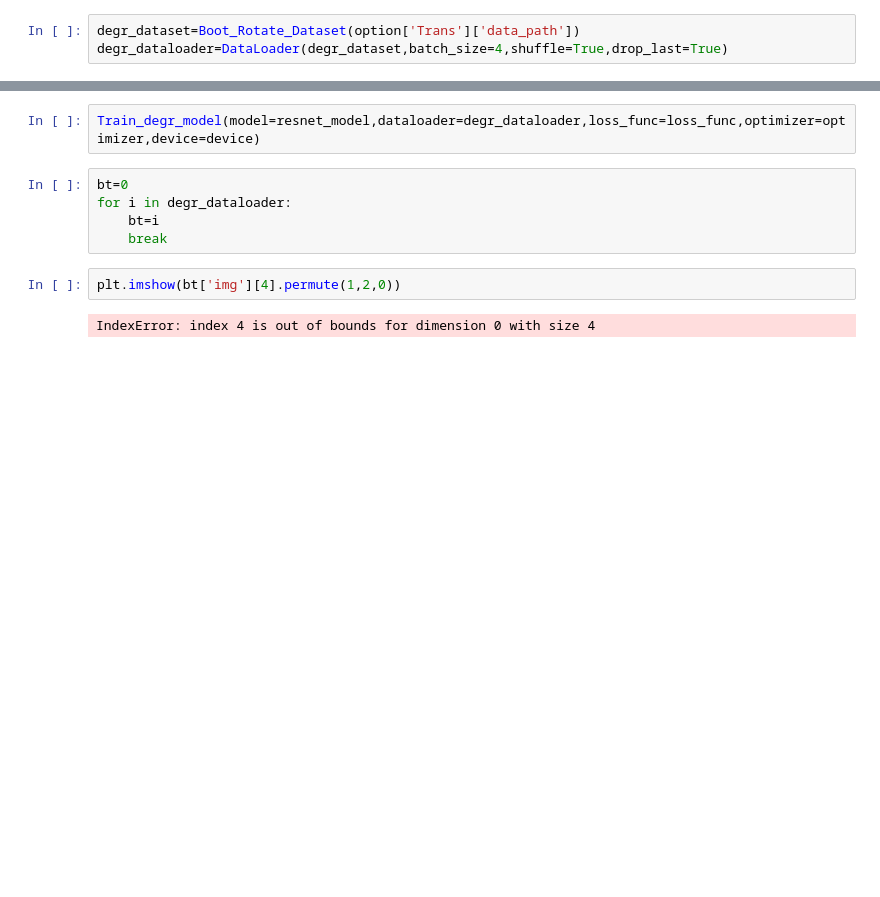
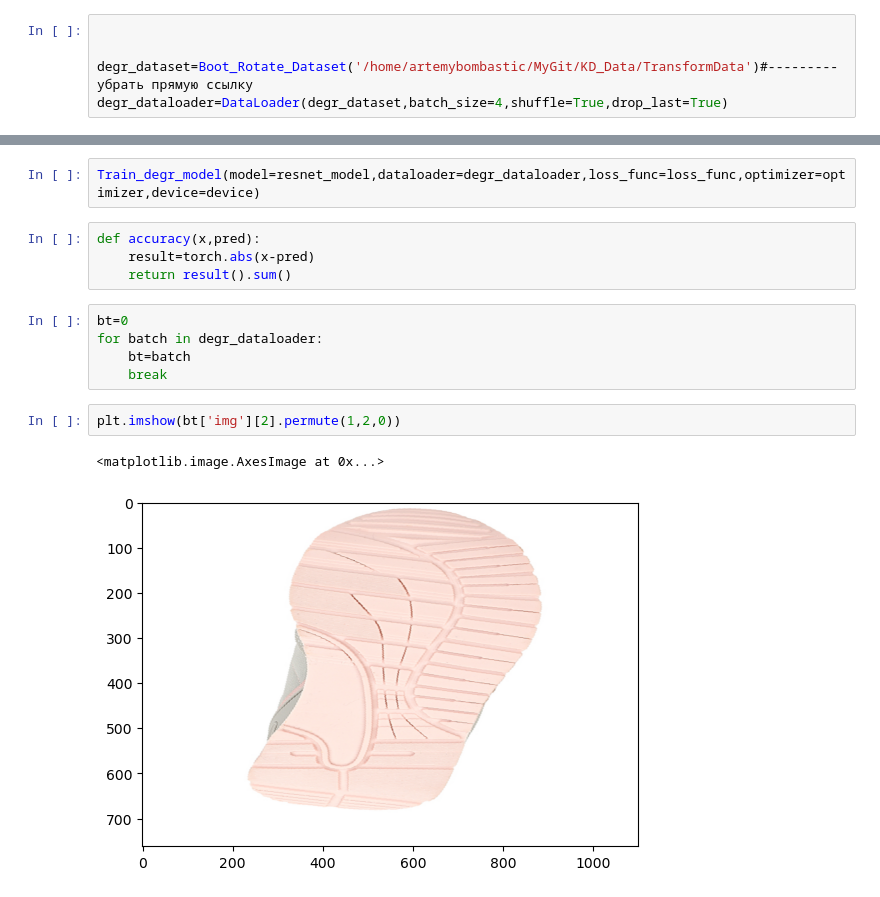
Before and after one commit to BombasticFantastik/KD_Summer_Work, a Jupyter notebook: Transformation/test.ipynb, the cells around one changed output, grey strips where cells are left out. Cells and saved outputs as stored; diff of their text form; blank space fills up the shorter version.

```diff
--- a/Transformation/test.ipynb
+++ b/Transformation/test.ipynb
@@ -169,5 +150,7 @@ class Transfered_Resnet50(nn.Module):
         x=self.core(x)
         return x
 # %%
-degr_dataset=Boot_Rotate_Dataset(option['Trans']['data_path'])
+
+
+degr_dataset=Boot_Rotate_Dataset('/home/artemybombastic/MyGit/KD_Data/TransformData')#---------убрать прямую ссылку
 degr_dataloader=DataLoader(degr_dataset,batch_size=4,shuffle=True,drop_last=True)
@@ -179,12 +173,17 @@ optimizer=torch.optim.AdamW(resnet_model.parameters())
 device='cpu'
 # %%
 Train_degr_model(model=resnet_model,dataloader=degr_dataloader,loss_func=loss_func,optimizer=optimizer,device=device)
+# %%
+def accuracy(x,pred):
+    result=torch.abs(x-pred)
+    return result().sum()
 # %%
 bt=0
-for i in degr_dataloader:
-    bt=i
+for batch in degr_dataloader:
+    bt=batch
     break
 # %%
-plt.imshow(bt['img'][4].permute(1,2,0))
+plt.imshow(bt['img'][2].permute(1,2,0))
 # %% [output]
-IndexError: index 4 is out of bounds for dimension 0 with size 4
+<matplotlib.image.AxesImage at 0x...>
+[figure, added]
```
Also changed, not shown: parts of 11 cells of this notebook, 4 other files.
